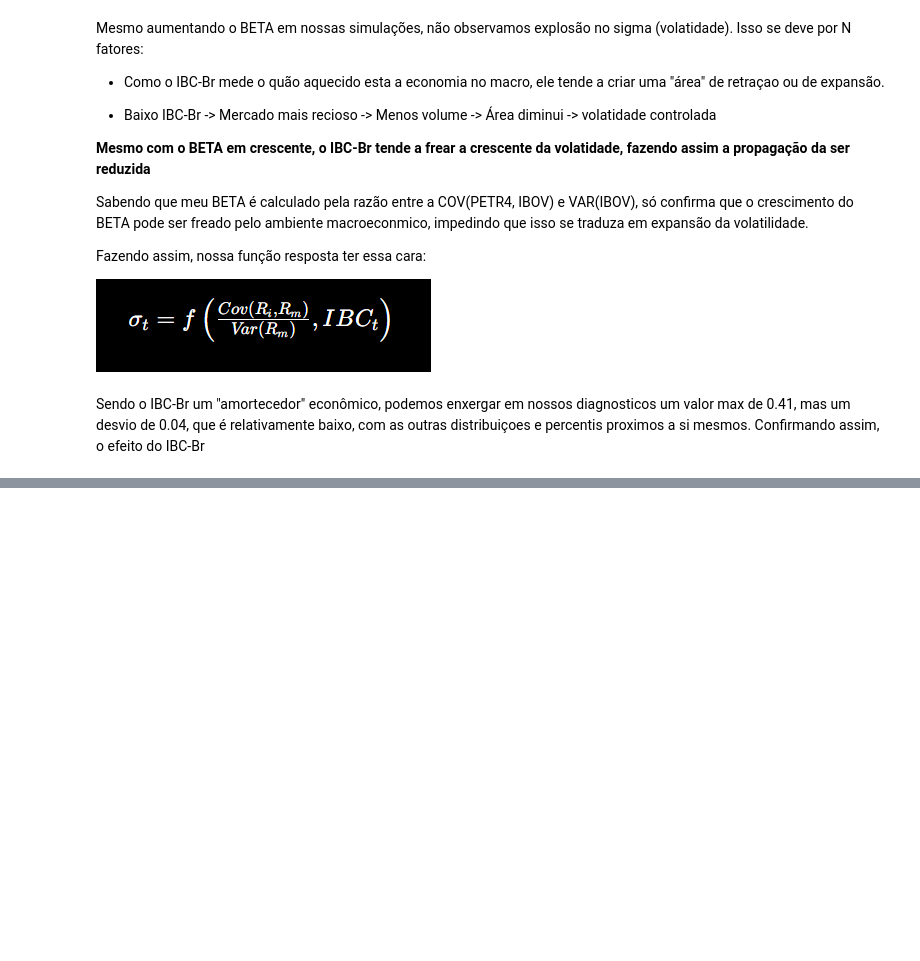
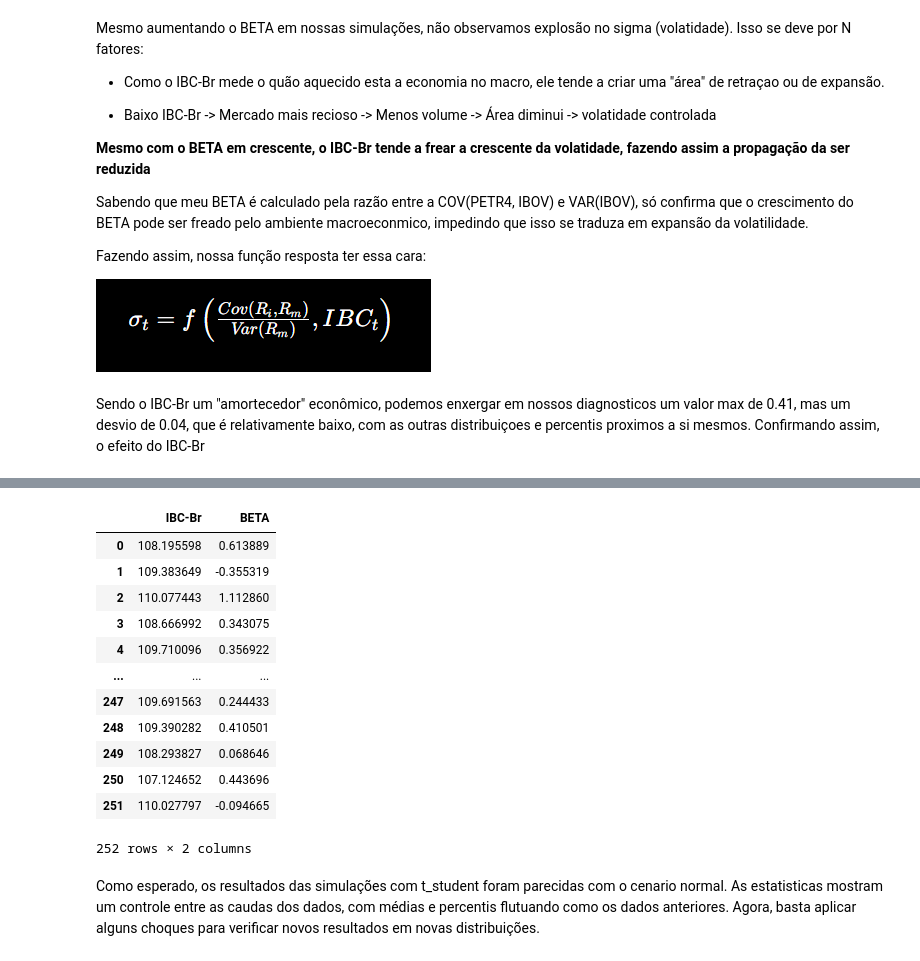
Before and after one commit to WesleySouza13/oil-price-shock-analysis, a Jupyter notebook: notebooks/02_modeling.ipynb, the cells around one changed output, grey strips where cells are left out. Saved outputs shown, nothing was run; the diff lists cells and outputs as text; code cells hidden in the pictures; blank space fills up the shorter version.

```diff
--- a/notebooks/02_modeling.ipynb
+++ b/notebooks/02_modeling.ipynb
@@ -971,0 +1139,16 @@ Podemos observar uma area definida, com pontos poucos dispersos (salvo 1 outiler
+# %%
+df_plot_t = df_plot_t[0]
+# %% [output]
+|  | IBC-Br | BETA |
+| 0 | 108.195598 | 0.613889 |
+| 1 | 109.383649 | -0.355319 |
+| 2 | 110.077443 | 1.112860 |
+| 3 | 108.666992 | 0.343075 |
+| 4 | 109.710096 | 0.356922 |
+| ... | ... | ... |
+| 247 | 109.691563 | 0.244433 |
+| 248 | 109.390282 | 0.410501 |
+| 249 | 108.293827 | 0.068646 |
+| 250 | 107.124652 | 0.443696 |
+| 251 | 110.027797 | -0.094665 |
+252 rows × 2 columns
@@ -971,0 +1165,2 @@ Podemos observar uma area definida, com pontos poucos dispersos (salvo 1 outiler
+# %% [markdown]
+Como esperado, os resultados das simulações com t_student foram parecidas com o cenario normal. As estatisticas mostram um controle entre as caudas dos dados, com médias e percentis flutuando como os dados anteriores. Agora, basta aplicar alguns choques para verificar novos resultados em novas distribuições.
```
Also changed, not shown: parts of 29 cells of this notebook, 1 other file.
